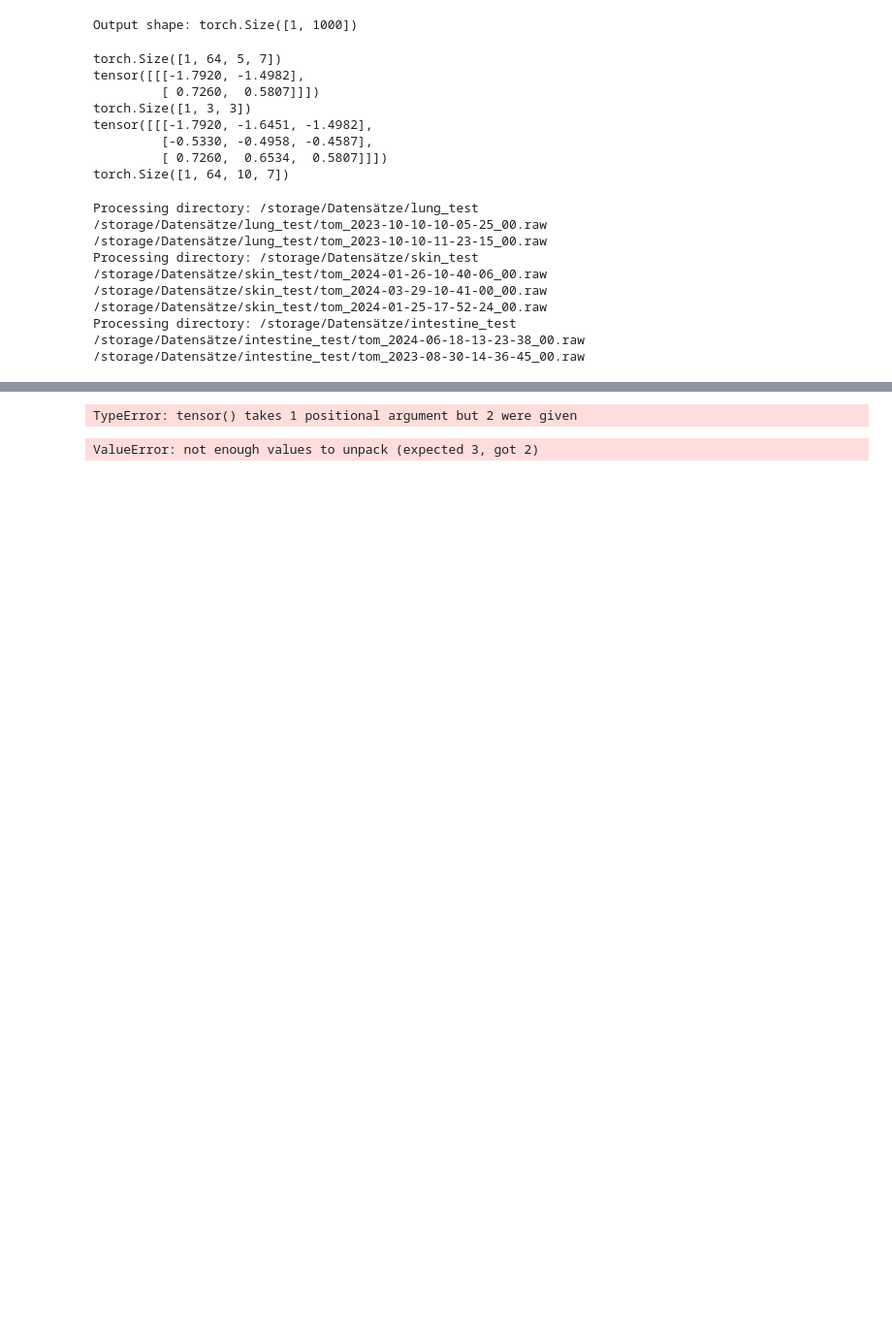
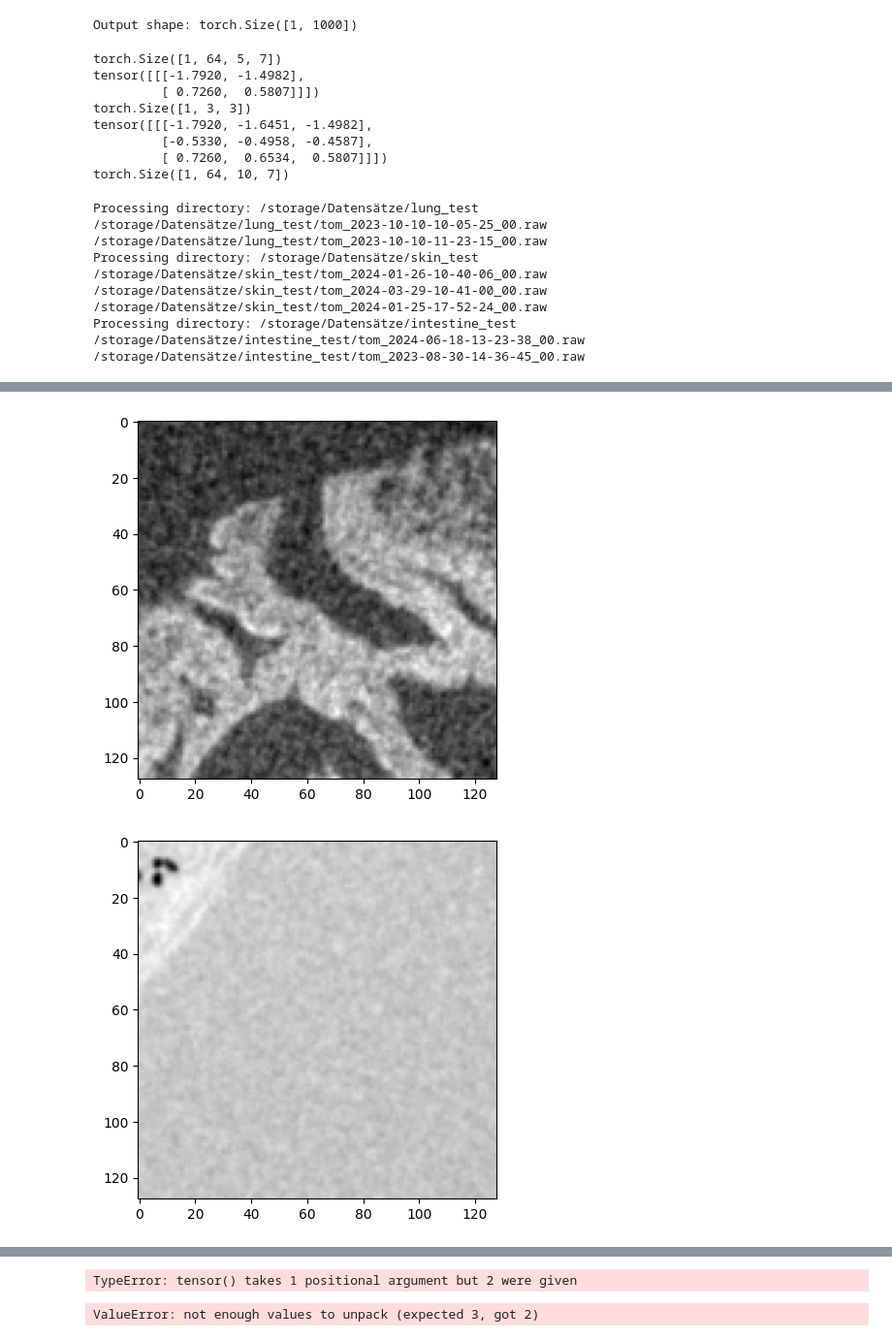
Before and after one commit to christoph-histo/MA-Repo, a Jupyter notebook: test_models.ipynb, the cells around one changed output, grey strips where cells are left out. Shown at 97% size. Cells and saved outputs as stored; diff of their text form; code cells hidden in the pictures; blank space fills up the shorter version.

```diff
--- a/test_models.ipynb
+++ b/test_models.ipynb
@@ -248,0 +249,5 @@ tensor([[-0.2525,  0.1364,  0.3268]], grad_fn=<AddmmBackward0>)
+# %%
+features,labels,patches = dataset.__getitem__(0)
+print(features.shape)
+print(len(patches))
+print(labels)
@@ -248,0 +273,3 @@ tensor([[-0.2525,  0.1364,  0.3268]], grad_fn=<AddmmBackward0>)
+# %%
+for patch in patches:
+    print(patch.shape)
@@ -248,0 +287,8 @@ tensor([[-0.2525,  0.1364,  0.3268]], grad_fn=<AddmmBackward0>)
+# %%
+import matplotlib.pyplot as plt
+for patch in patches:
+    plt.imshow(patch[:,:,30], cmap='gray')
+    plt.show()
+# %% [output]
+[figure, added]
+[figure, added]
```
Also changed, not shown: parts of 12 cells of this notebook, 7 other files.
